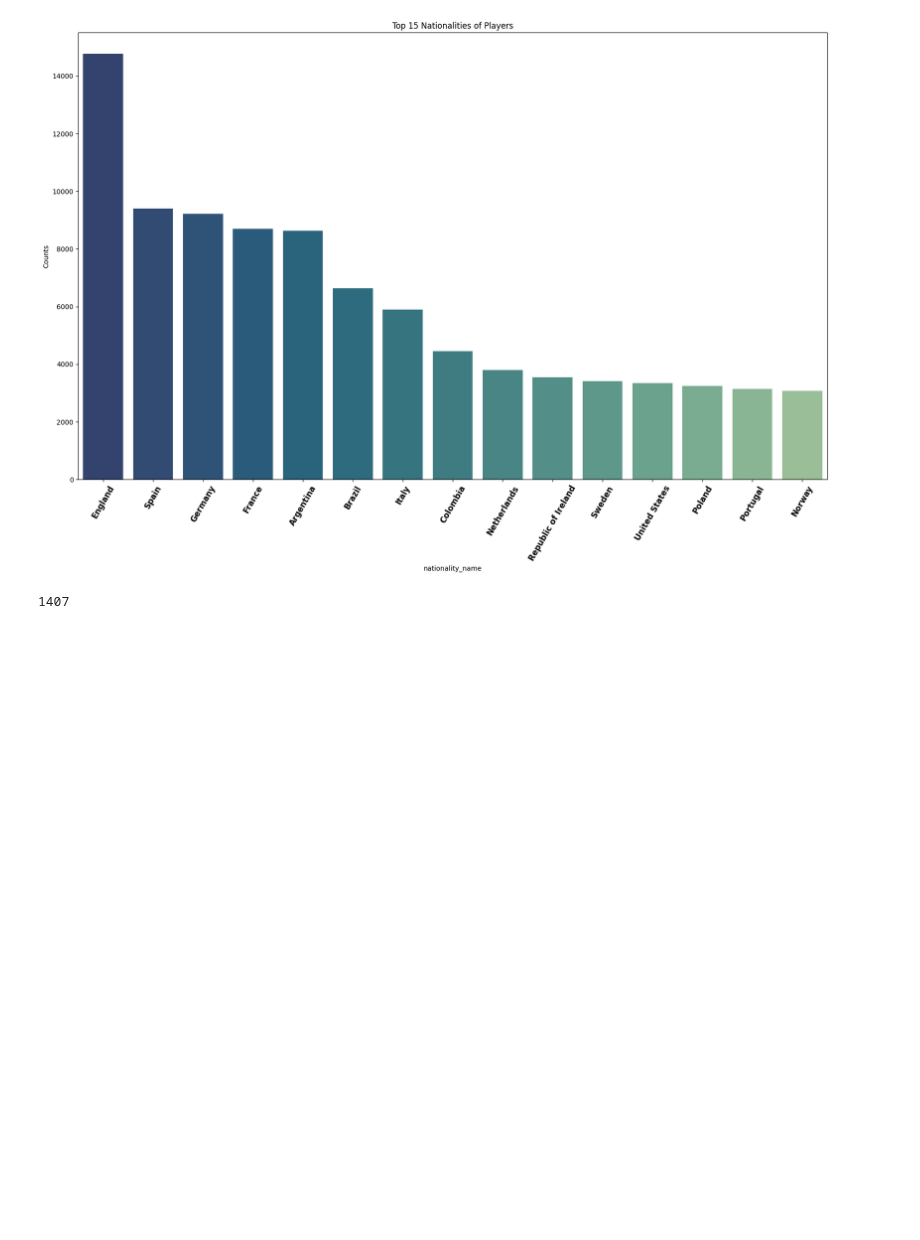
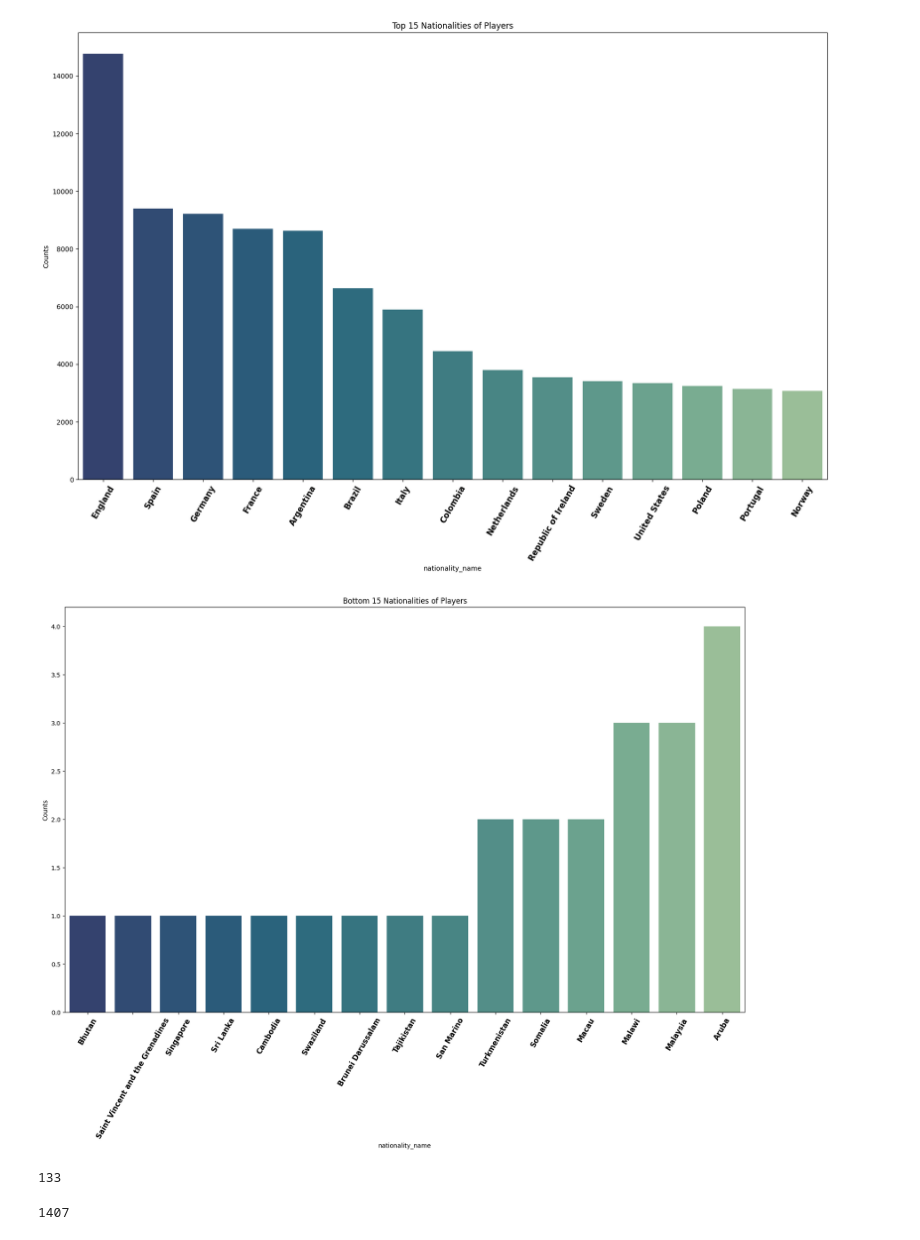
Before and after one commit to AliHashish/FIFA_Players_Analysis, a Jupyter notebook: BigData.ipynb, the cells around one changed output. Drawn from its saved outputs; the diff is of its cells as text; code cells hidden in the pictures; blank space fills up the shorter version.

```diff
--- a/BigData.ipynb
+++ b/BigData.ipynb
@@ -718,6 +722,24 @@ plt.xticks(rotation=60, weight = 'bold', fontsize = 12)
 plt.show()
 # %% [output]
 [figure]
+# %%
+nat_cnt=df.groupby('nationality_name').apply(lambda x:x['short_name'].count()).reset_index(name='Counts')
+nat_cnt.sort_values(by='Counts',ascending=True,inplace=True)
+bottom_15_nat_cnt=nat_cnt[:15]
+plt.figure(figsize=(20, 12))
+sns.barplot(x='nationality_name', y='Counts', data=bottom_15_nat_cnt, palette='crest_r')
+plt.title('Bottom 15 Nationalities of Players')
+plt.xticks(rotation=60, weight = 'bold', fontsize = 12)
+plt.show()
+
+# Some nations have too few players, this could be increased by taking the full national team
+# %% [output]
+[figure, added]
+# %%
+# number of players in Egypt
+(df['nationality_name'] == 'Egypt').sum()
+# %% [output]
+133
 # %%
 # count unique values in club_name
 len(df['club_name'].unique())
```
Also changed, not shown: parts of 26 cells of this notebook.
